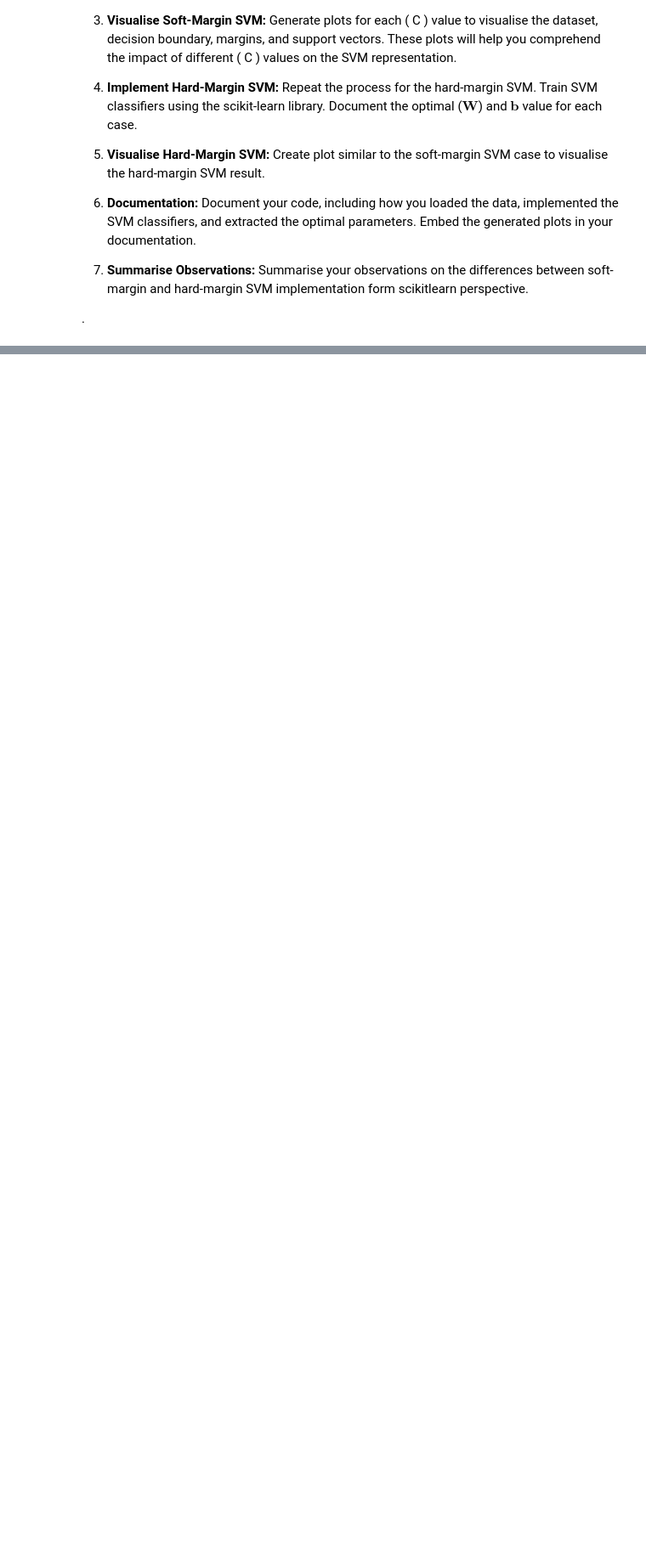
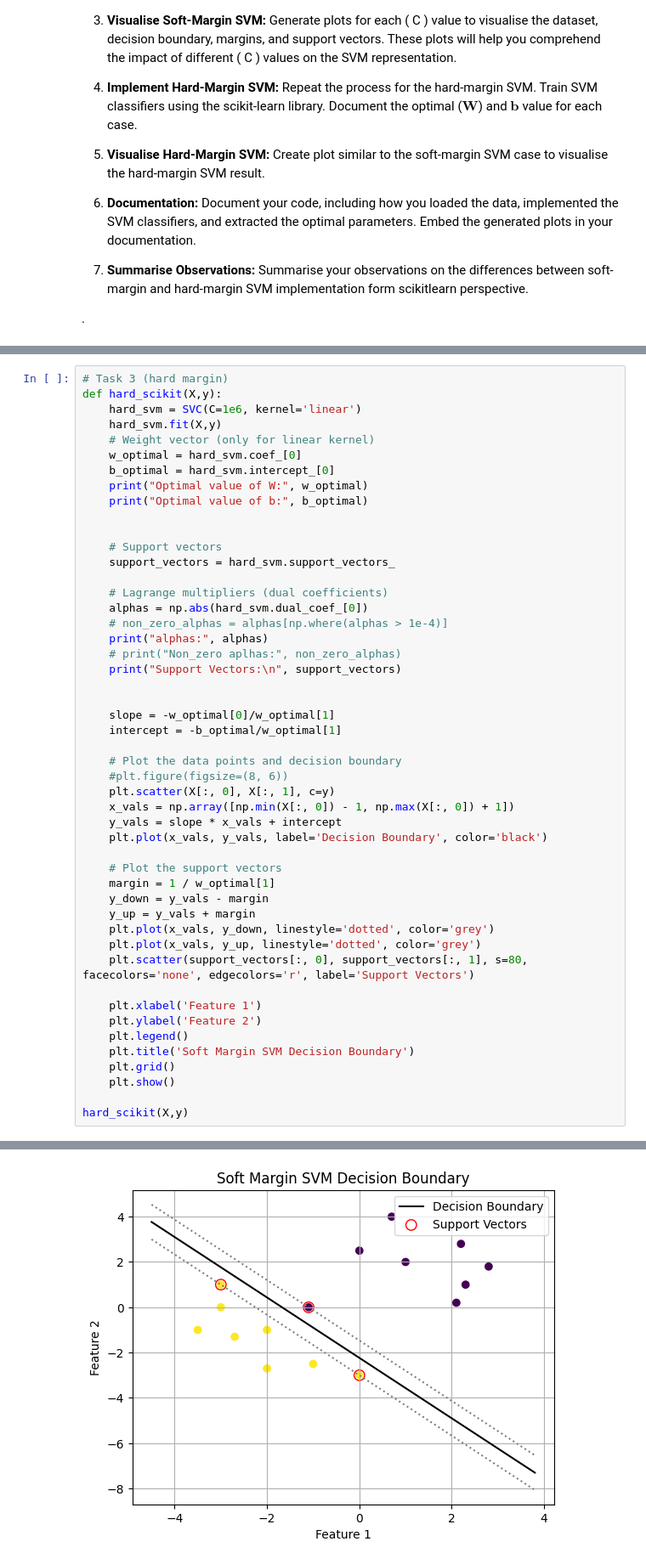
Before and after one commit to rhynero/eeml_cw, a Jupyter notebook: 06_ML_SVM.ipynb, the cells around one changed output, grey strips where cells are left out. Shown at 85% size. Cells and saved outputs as stored; diff of their text form; blank space fills up the shorter version.

```diff
--- a/06_ML_SVM.ipynb
+++ b/06_ML_SVM.ipynb
@@ -531,0 +620,50 @@ for i in C
+# %%
+# Task 3 (hard margin)
+def hard_scikit(X,y):
+    hard_svm = SVC(C=1e6, kernel='linear')
+    hard_svm.fit(X,y)
+    # Weight vector (only for linear kernel)
+    w_optimal = hard_svm.coef_[0]
+    b_optimal = hard_svm.intercept_[0]
+    print("Optimal value of W:", w_optimal)
+    print("Optimal value of b:", b_optimal)
+
+
+    # Support vectors
+    support_vectors = hard_svm.support_vectors_
+
+    # Lagrange multipliers (dual coefficients)
+    alphas = np.abs(hard_svm.dual_coef_[0])
+    # non_zero_alphas = alphas[np.where(alphas > 1e-4)]
+    print("alphas:", alphas)
+    # print("Non_zero aplhas:", non_zero_alphas)
+    print("Support Vectors:\n", support_vectors)
+
+
+    slope = -w_optimal[0]/w_optimal[1]
+    intercept = -b_optimal/w_optimal[1]
+
+    # Plot the data points and decision boundary
+    #plt.figure(figsize=(8, 6))
+    plt.scatter(X[:, 0], X[:, 1], c=y)
+    x_vals = np.array([np.min(X[:, 0]) - 1, np.max(X[:, 0]) + 1])
+    y_vals = slope * x_vals + intercept
+    plt.plot(x_vals, y_vals, label='Decision Boundary', color='black')
+
+    # Plot the support vectors
+    margin = 1 / w_optimal[1]
+    y_down = y_vals - margin
+    y_up = y_vals + margin
+    plt.plot(x_vals, y_down, linestyle='dotted', color='grey')
+    plt.plot(x_vals, y_up, linestyle='dotted', color='grey')
+    plt.scatter(support_vectors[:, 0], support_vectors[:, 1], s=80, facecolors='none', edgecolors='r', label='Support Vectors')
+
+    plt.xlabel('Feature 1')
+    plt.ylabel('Feature 2')
+    plt.legend()
+    plt.title('Soft Margin SVM Decision Boundary')
+    plt.grid()
+    plt.show()
+
+hard_scikit(X,y)
+# %% [output]
@@ -531,0 +677 @@ for i in C
+[figure, added]
```
Also changed, not shown: parts of 6 cells of this notebook.
